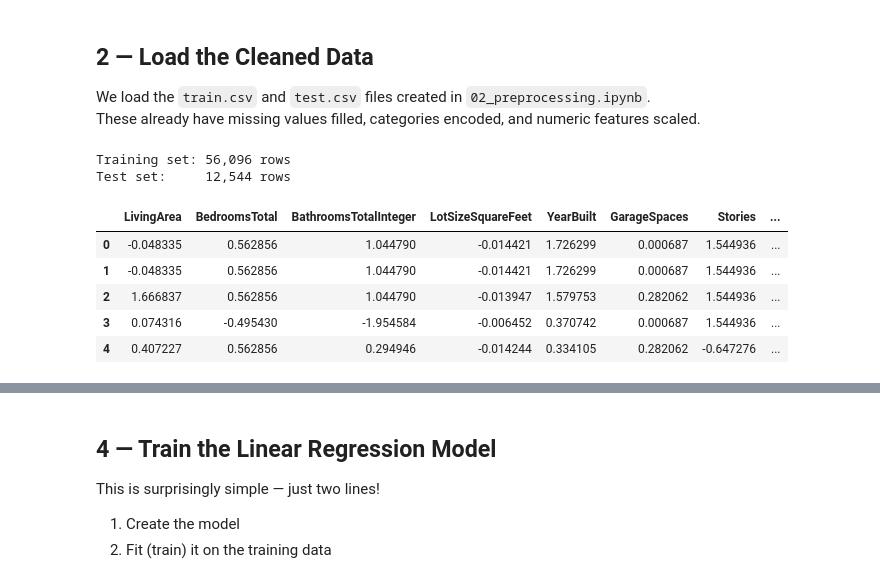
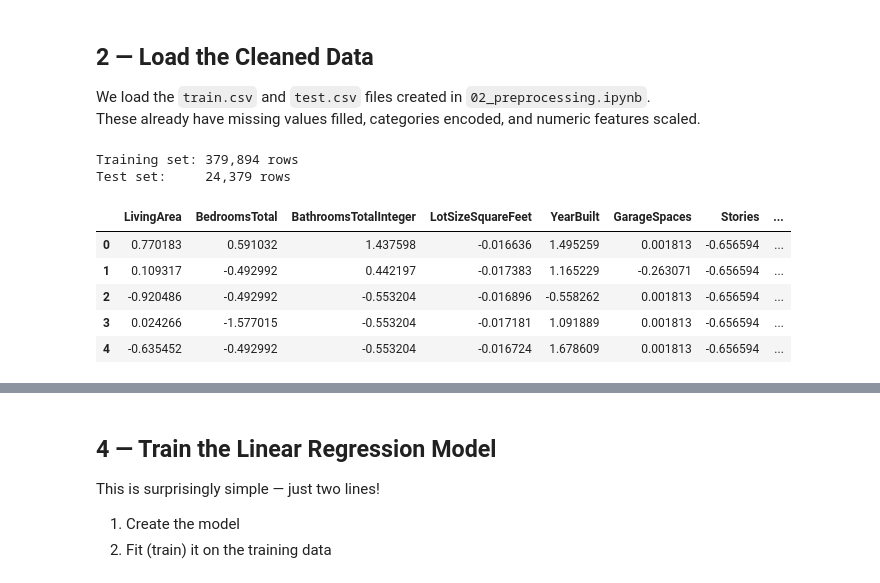
Before and after one commit to adesa46/IDXExchange-Data-Science, a Jupyter notebook: Notebooks/03_baseline_model.ipynb, the cells around one changed output, grey strips where cells are left out. Drawn from its saved outputs; the diff is of its cells as text; code cells hidden in the pictures.

```diff
--- a/Notebooks/03_baseline_model.ipynb
+++ b/Notebooks/03_baseline_model.ipynb
@@ -23,19 +23,23 @@ We load the `train.csv` and `test.csv` files created in `02_preprocessing.ipynb`
 These already have missing values filled, categories encoded, and numeric features scaled.
 # %%
 # Load train and test data
-DATA_DIR = os.path.join(os.getcwd(), 'Data')
+# Resolve project root (parent of Notebooks/) using absolute paths
+NOTEBOOK_DIR = os.path.abspath(os.getcwd())
+PROJECT_ROOT = os.path.abspath(os.path.join(NOTEBOOK_DIR, '..')) if os.path.basename(NOTEBOOK_DIR) == 'Notebooks' else NOTEBOOK_DIR
+DATA_DIR = os.path.join(PROJECT_ROOT, 'Cleaned, Test, Train Data')
+
 train_df = pd.read_csv(os.path.join(DATA_DIR, 'train.csv'))
 test_df  = pd.read_csv(os.path.join(DATA_DIR, 'test.csv'))
 
 print(f'Training set: {len(train_df):,} rows')
 print(f'Test set:     {len(test_df):,} rows')
 train_df.head()
 # %% [output]
-Training set: 56,096 rows
-Test set:     12,544 rows
+Training set: 379,894 rows
+Test set:     24,379 rows
 |  | LivingArea | BedroomsTotal | BathroomsTotalInteger | LotSizeSquareFeet | YearBuilt | GarageSpaces | Stories | ... |
-| 0 | -0.048335 | 0.562856 | 1.044790 | -0.014421 | 1.726299 | 0.000687 | 1.544936 | ... |
-| 1 | -0.048335 | 0.562856 | 1.044790 | -0.014421 | 1.726299 | 0.000687 | 1.544936 | ... |
-| 2 | 1.666837 | 0.562856 | 1.044790 | -0.013947 | 1.579753 | 0.282062 | 1.544936 | ... |
-| 3 | 0.074316 | -0.495430 | -1.954584 | -0.006452 | 0.370742 | 0.000687 | 1.544936 | ... |
-| 4 | 0.407227 | 0.562856 | 0.294946 | -0.014244 | 0.334105 | 0.282062 | -0.647276 | ... |
+| 0 | 0.770183 | 0.591032 | 1.437598 | -0.016636 | 1.495259 | 0.001813 | -0.656594 | ... |
+| 1 | 0.109317 | -0.492992 | 0.442197 | -0.017383 | 1.165229 | -0.263071 | -0.656594 | ... |
+| 2 | -0.920486 | -0.492992 | -0.553204 | -0.016896 | -0.558262 | 0.001813 | -0.656594 | ... |
+| 3 | 0.024266 | -1.577015 | -0.553204 | -0.017181 | 1.091889 | 0.001813 | -0.656594 | ... |
+| 4 | -0.635452 | -0.492992 | -0.553204 | -0.016724 | 1.678609 | 0.001813 | -0.656594 | ... |
```
Also changed, not shown: parts of 11 cells of this notebook, 6 other files.
